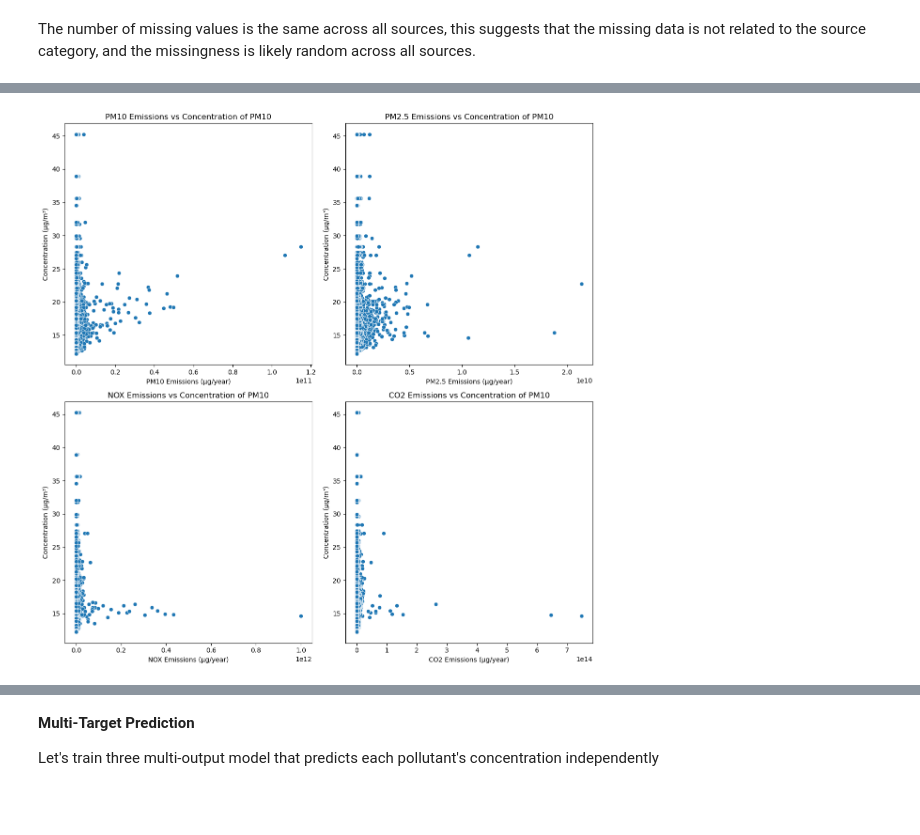
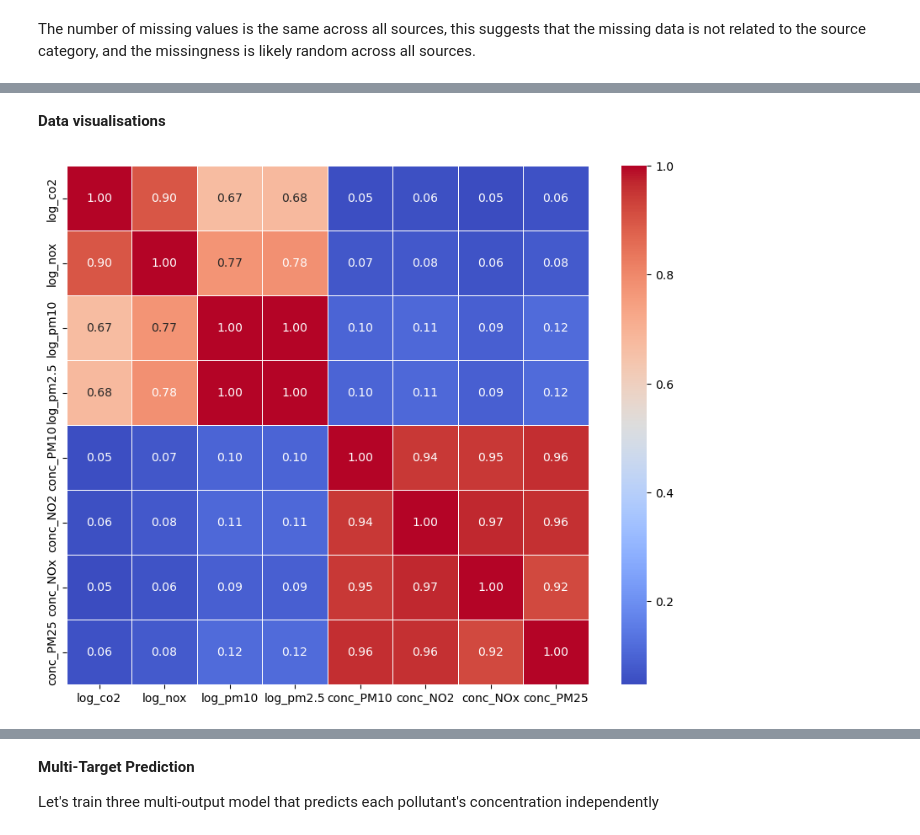
Before and after one commit to stefanopalu/MLendofmod_assignment, a Jupyter notebook: 2019LAEI_V2.ipynb, the cells around one changed output, grey strips where cells are left out. Cells and saved outputs as stored; diff of their text form; code cells hidden in the pictures; blank space fills up the shorter version.

```diff
--- a/2019LAEI_V2.ipynb
+++ b/2019LAEI_V2.ipynb
@@ -462,17 +470,14 @@ emission_conc_df[['co2', 'nox', 'pm10', 'pm2.5']] = emission_conc_df[['co2', 'no
+# %% [markdown]
+**Data visualisations**
 # %%
-concentration = 'conc_PM10'
+# Heatmap showing correlations between different air pollutants and their concentrations to understand the strength and direction of these relationships
 
-fig, axes = plt.subplots(2, 2, figsize=(12, 12))
+selected_columns = ['log_co2', 'log_nox', 'log_pm10', 'log_pm2.5','conc_PM10', 'conc_NO2', 'conc_NOx', 'conc_PM25']
 
-# Iterate through pollutants to create scatter plots
-for i, pollutant in enumerate(pollutants):
-    ax = axes[i//2, i%2]
-    sns.scatterplot(data=emission_conc_df, x=pollutant, y=concentration, ax=ax)
-    ax.set_title(f'{pollutant.upper()} Emissions vs Concentration of PM10')
-    ax.set_xlabel(f'{pollutant.upper()} Emissions (µg/year)')
-    ax.set_ylabel('Concentration (µg/m³)')
+correlation_matrix = emission_conc_df[selected_columns].corr()
 
-plt.tight_layout()
+plt.figure(figsize=(10, 8))
+sns.heatmap(correlation_matrix, annot=True, cmap='coolwarm', fmt='.2f', linewidths=0.5)
 plt.show()
 # %% [output]
-[figure, old version]
+[figure, new version]
```
Also changed, not shown: parts of 59 cells of this notebook.
